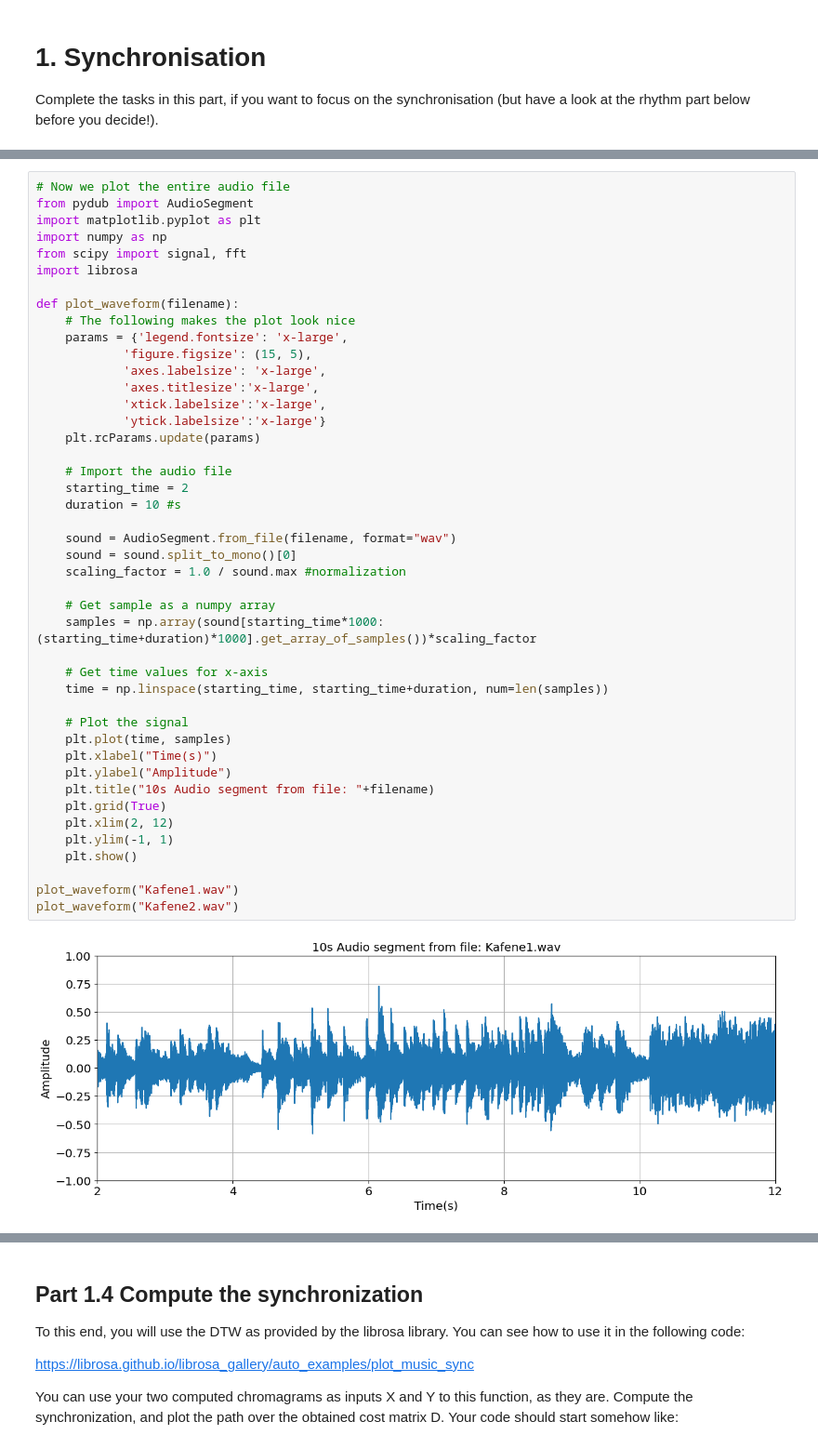
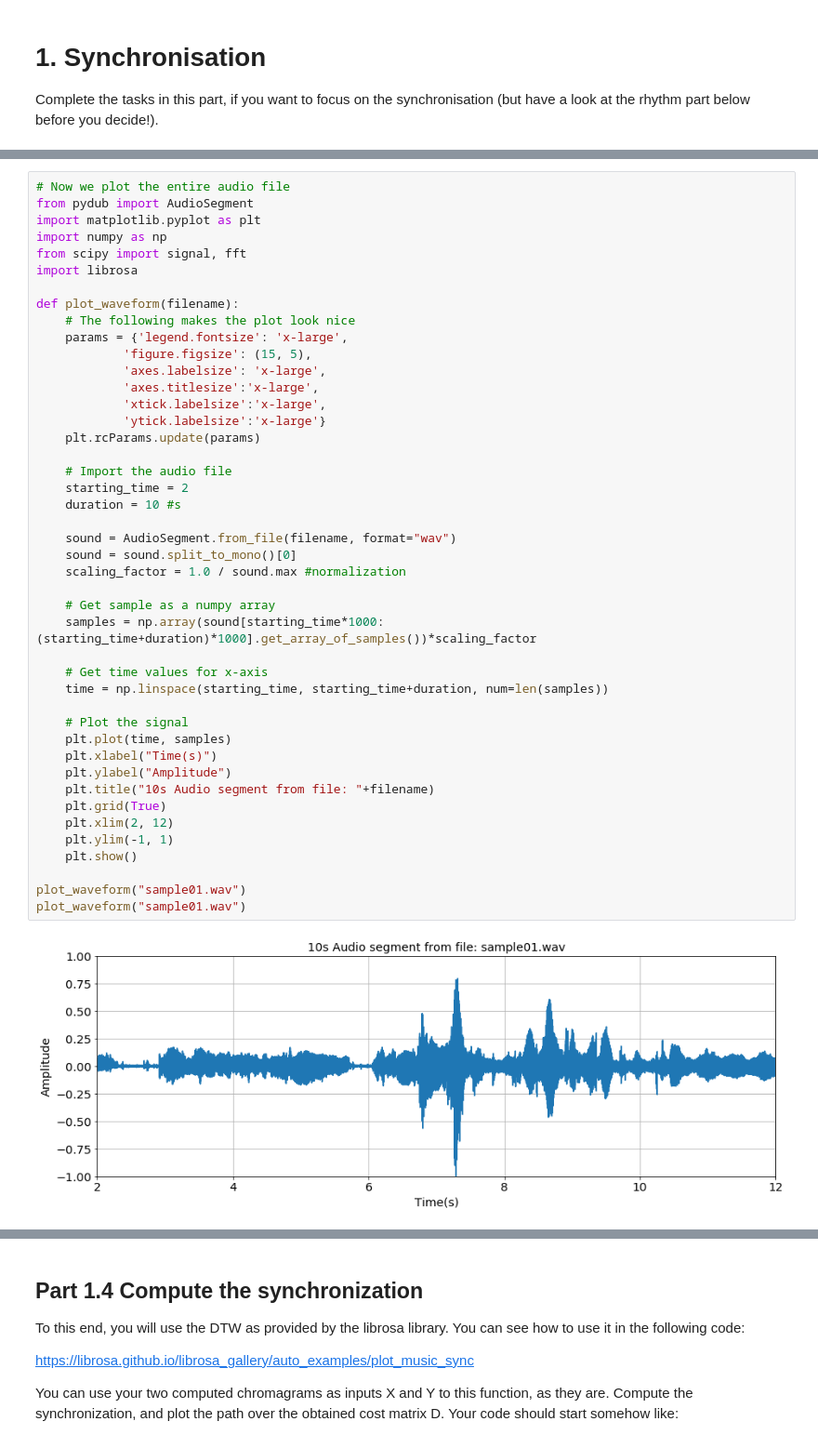
Before and after one commit to simoclemens/KTH-MusicInformaticsLabs, a Jupyter notebook: DT2470_lab03-1.ipynb, the cells around one changed output, grey strips where cells are left out. Shown at 93% size. Saved outputs shown, nothing was run; the diff lists cells and outputs as text.

```diff
--- a/DT2470_lab03-1.ipynb
+++ b/DT2470_lab03-1.ipynb
@@ -37,33 +37,33 @@ def plot_waveform(filename):
             'axes.titlesize':'x-large',
             'xtick.labelsize':'x-large',
             'ytick.labelsize':'x-large'}
     plt.rcParams.update(params)
 
     # Import the audio file
     starting_time = 2
     duration = 10 #s
 
     sound = AudioSegment.from_file(filename, format="wav")
     sound = sound.split_to_mono()[0]
     scaling_factor = 1.0 / sound.max #normalization
 
     # Get sample as a numpy array
     samples = np.array(sound[starting_time*1000:(starting_time+duration)*1000].get_array_of_samples())*scaling_factor
 
     # Get time values for x-axis
     time = np.linspace(starting_time, starting_time+duration, num=len(samples))
 
     # Plot the signal
     plt.plot(time, samples)
     plt.xlabel("Time(s)")
     plt.ylabel("Amplitude")
     plt.title("10s Audio segment from file: "+filename)
     plt.grid(True)
     plt.xlim(2, 12)
     plt.ylim(-1, 1)
     plt.show()
 
-plot_waveform("Kafene1.wav")
-plot_waveform("Kafene2.wav")
+plot_waveform("sample01.wav")
+plot_waveform("sample01.wav")
 # %% [output]
-[figure, old version]
+[figure, new version]
```
Also changed, not shown: parts of 7 cells of this notebook, 1 other file.
